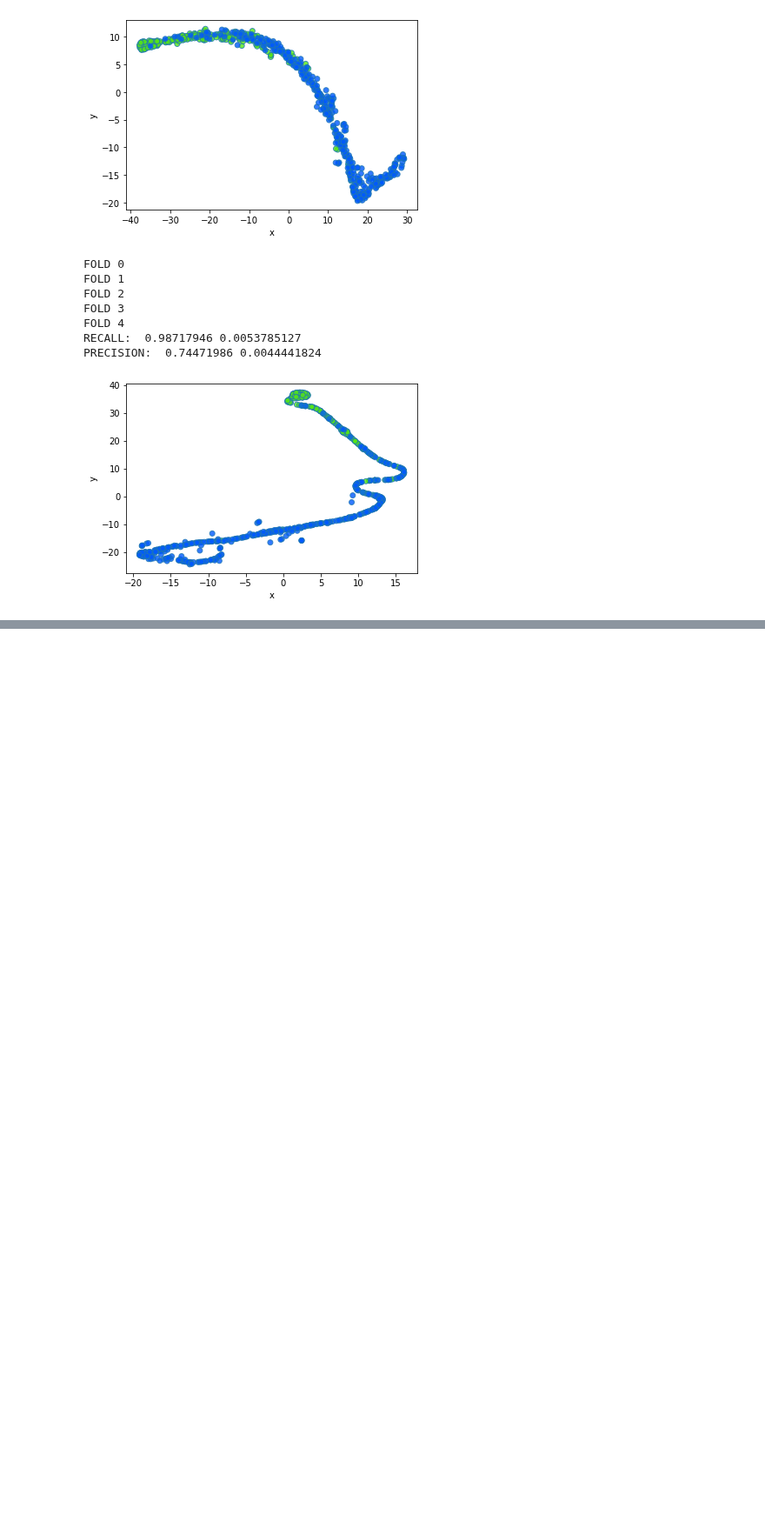
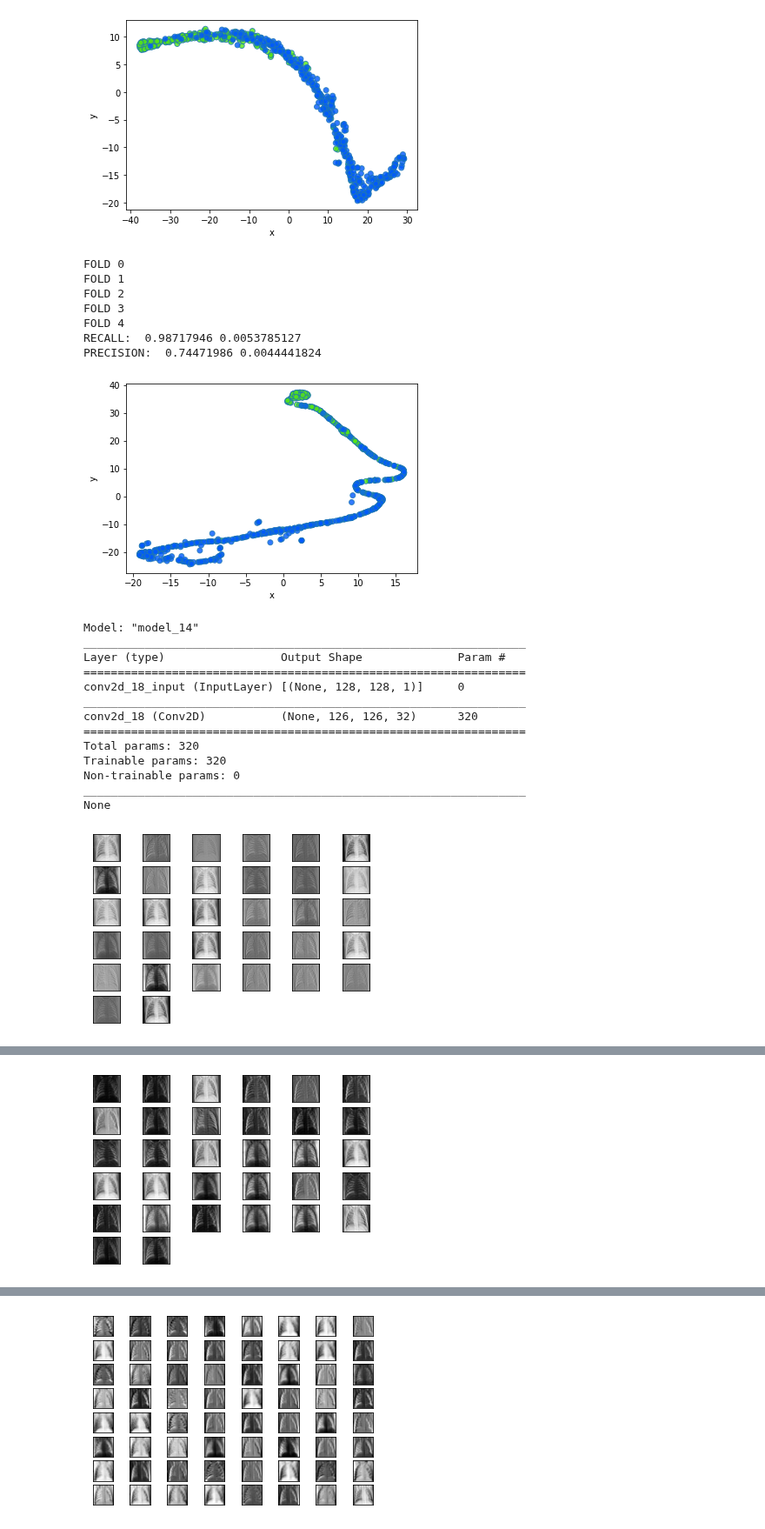
Before and after one commit to maloyan/HW_keras, a Jupyter notebook: hw.ipynb, the cells around one changed output, grey strips where cells are left out. Shown at 87% size. Drawn from its saved outputs; the diff is of its cells as text; code cells hidden in the pictures; blank space fills up the shorter version.

```diff
--- a/hw.ipynb
+++ b/hw.ipynb
@@ -683,3 +683,67 @@ FOLD 4
 RECALL:  0.98717946 0.0053785127
 PRECISION:  0.74471986 0.0044441824
 [figure]
+# %%
+# Бонус
+# Выведем изображения, которые прошли через промежуточные слои
+# Для это натренируем еще раз нашу базовую модель 5 эпох
+callback = tf.keras.callbacks.EarlyStopping(monitor='loss', patience=2)
+model = classic_model(INPUT_SHAPE)
+model.compile(
+    loss=tf.keras.losses.BinaryCrossentropy(),
+    optimizer=optimizers.Adam(),
+    metrics=[
+        tf.keras.metrics.Recall(),
+        tf.keras.metrics.Precision()
+    ]
+)
+model.fit(
+    x = X_train,
+    y = y_train,
+    batch_size=BATCH,
+    epochs=5,
+    callbacks=[callback],
+    verbose=0
+)
+
+# И выведем выходы conv слоев - это 0, 3 и 6 слой
+for i in [0, 3, 6]:
+    # Вход картинка, выход слоя
+    model_cnn = Model(inputs=model.inputs, outputs=model.layers[i].output)
+    print(model_cnn.summary())
+    # Прогоним две картинки, так как лень было делать решейп :)
+    feature_maps = model_cnn.predict(X_train[:2])
+    # Выводим с помощью plt
+    if i != 6:
+        square = 6
+        j = 4
+    else:
+        square = 8
+        j = 8
+    ix = 1
+    for _ in range(8):
+        for _ in range(j):
+            # specify subplot and turn of axis
+            ax = plt.subplot(square, square, ix)
+            ax.set_xticks([])
+            ax.set_yticks([])
+            # plot filter channel in grayscale
+            plt.imshow(feature_maps[0, :, :, ix-1], cmap='gray')
+            ix += 1
+    # show the figure
+    plt.show()
+# %% [output]
+Model: "model_14"
+_________________________________________________________________
+Layer (type)                 Output Shape              Param #
+=================================================================
+conv2d_18_input (InputLayer) [(None, 128, 128, 1)]     0
+_________________________________________________________________
+conv2d_18 (Conv2D)           (None, 126, 126, 32)      320
+=================================================================
+Total params: 320
+Trainable params: 320
+Non-trainable params: 0
+_________________________________________________________________
+None
+[figure, added]
@@ -685,0 +769 @@ PRECISION:  0.74471986 0.0044441824
+[figure, added]
@@ -685,0 +787 @@ PRECISION:  0.74471986 0.0044441824
+[figure, added]
```
Also changed, not shown: parts of 7 cells of this notebook.
